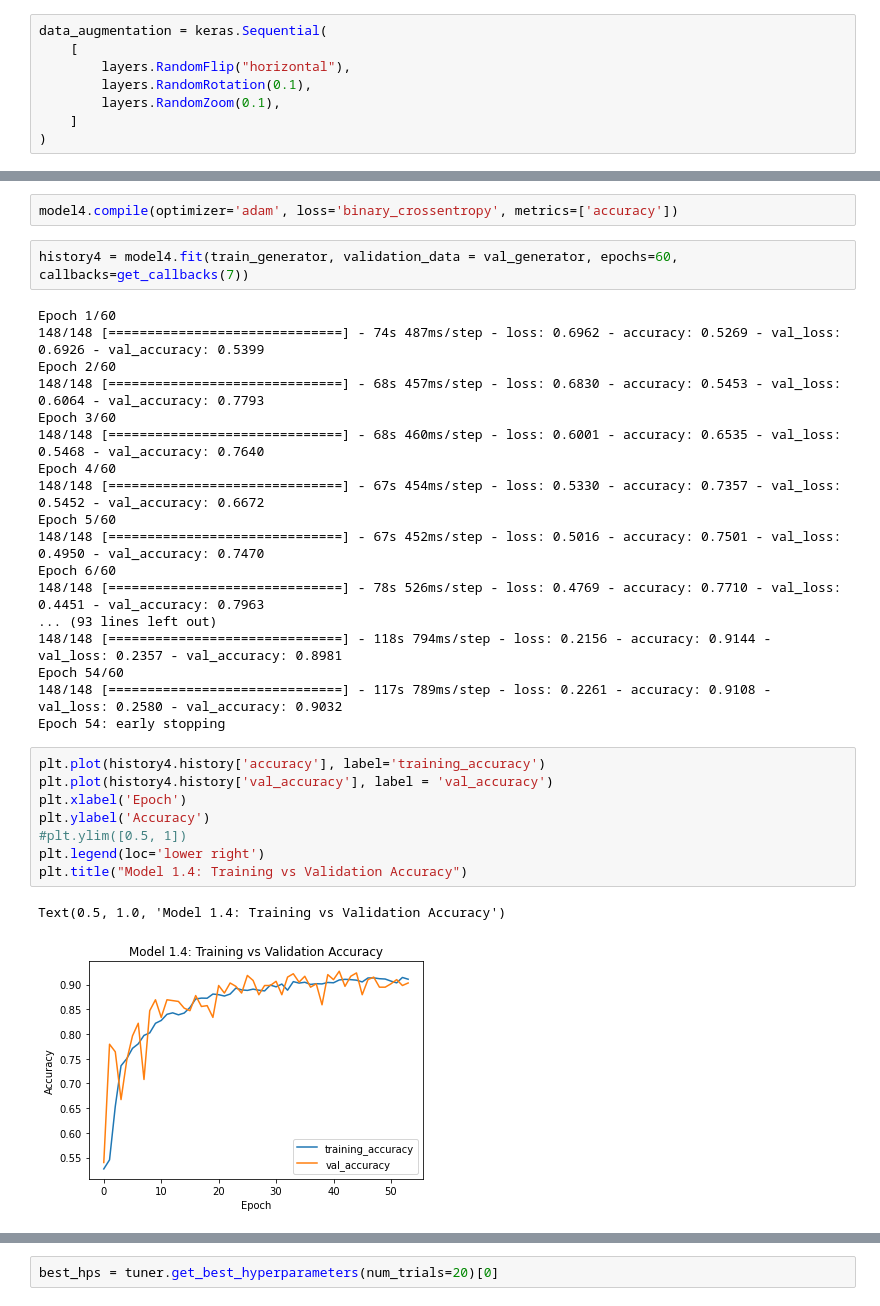
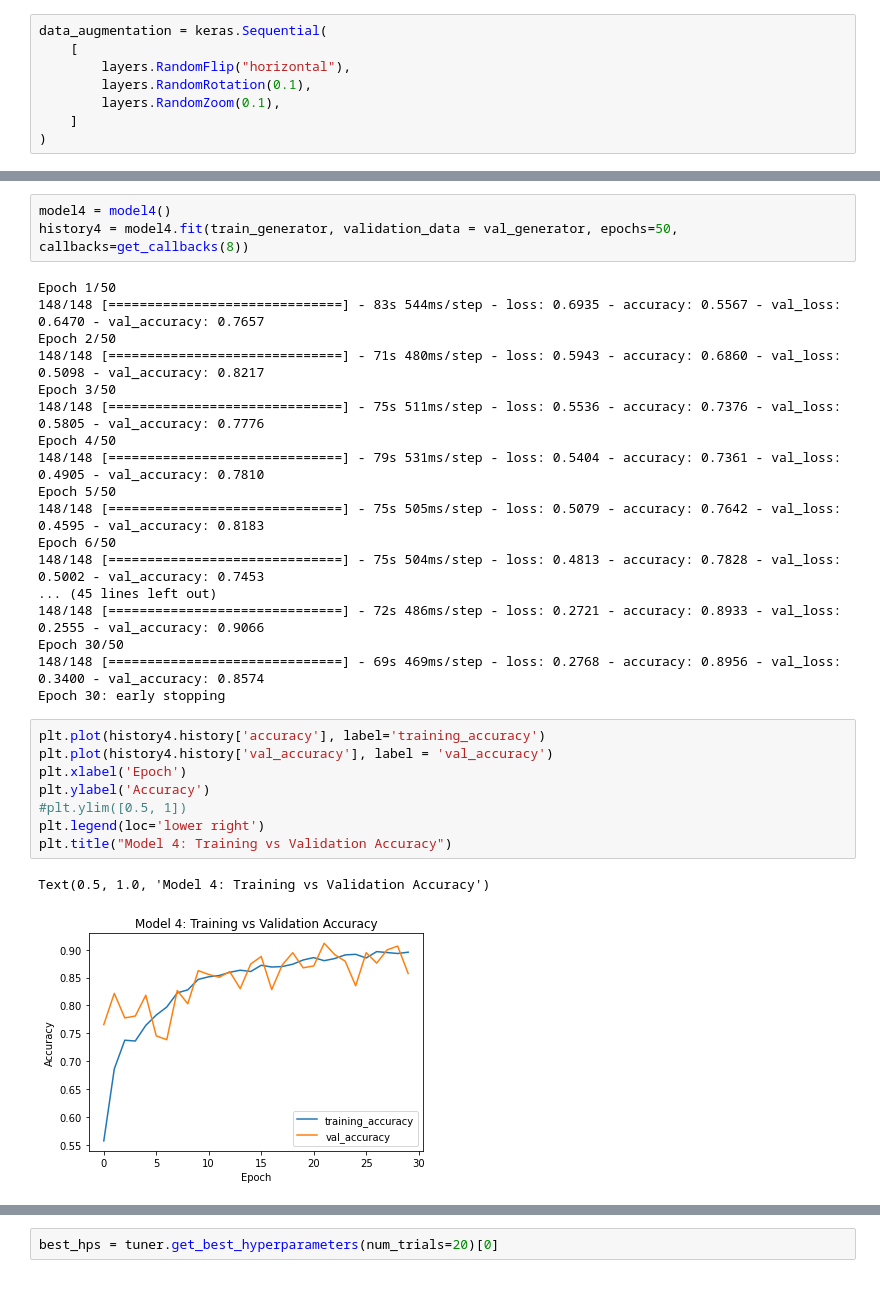
Before and after one commit to doinav/Image-Classification-with-keras---ML, a Jupyter notebook: ML project.ipynb, the cells around one changed output, grey strips where cells are left out. Saved outputs shown, nothing was run; the diff lists cells and outputs as text.

```diff
--- a/ML project.ipynb
+++ b/ML project.ipynb
@@ -491,36 +508,35 @@ model4.add(Dense(1, activation='sigmoid'))
-# %%
-model4.compile(optimizer='adam', loss='binary_crossentropy', metrics=['accuracy'])
 # %%
-history4 = model4.fit(train_generator, validation_data = val_generator, epochs=60, callbacks=get_callbacks(7))
+model4 = model4()
+history4 = model4.fit(train_generator, validation_data = val_generator, epochs=50, callbacks=get_callbacks(8))
 # %% [output]
-Epoch 1/60
-148/148 [==============================] - 74s 487ms/step - loss: 0.6962 - accuracy: 0.5269 - val_loss: 0.6926 - val_accuracy: 0.5399
-Epoch 2/60
-148/148 [==============================] - 68s 457ms/step - loss: 0.6830 - accuracy: 0.5453 - val_loss: 0.6064 - val_accuracy: 0.7793
-Epoch 3/60
-148/148 [==============================] - 68s 460ms/step - loss: 0.6001 - accuracy: 0.6535 - val_loss: 0.5468 - val_accuracy: 0.7640
-Epoch 4/60
-148/148 [==============================] - 67s 454ms/step - loss: 0.5330 - accuracy: 0.7357 - val_loss: 0.5452 - val_accuracy: 0.6672
-Epoch 5/60
-148/148 [==============================] - 67s 452ms/step - loss: 0.5016 - accuracy: 0.7501 - val_loss: 0.4950 - val_accuracy: 0.7470
-Epoch 6/60
-148/148 [==============================] - 78s 526ms/step - loss: 0.4769 - accuracy: 0.7710 - val_loss: 0.4451 - val_accuracy: 0.7963
-... (93 lines left out)
-148/148 [==============================] - 118s 794ms/step - loss: 0.2156 - accuracy: 0.9144 - val_loss: 0.2357 - val_accuracy: 0.8981
-Epoch 54/60
-148/148 [==============================] - 117s 789ms/step - loss: 0.2261 - accuracy: 0.9108 - val_loss: 0.2580 - val_accuracy: 0.9032
-Epoch 54: early stopping
+Epoch 1/50
+148/148 [==============================] - 83s 544ms/step - loss: 0.6935 - accuracy: 0.5567 - val_loss: 0.6470 - val_accuracy: 0.7657
+Epoch 2/50
+148/148 [==============================] - 71s 480ms/step - loss: 0.5943 - accuracy: 0.6860 - val_loss: 0.5098 - val_accuracy: 0.8217
+Epoch 3/50
+148/148 [==============================] - 75s 511ms/step - loss: 0.5536 - accuracy: 0.7376 - val_loss: 0.5805 - val_accuracy: 0.7776
+Epoch 4/50
+148/148 [==============================] - 79s 531ms/step - loss: 0.5404 - accuracy: 0.7361 - val_loss: 0.4905 - val_accuracy: 0.7810
+Epoch 5/50
+148/148 [==============================] - 75s 505ms/step - loss: 0.5079 - accuracy: 0.7642 - val_loss: 0.4595 - val_accuracy: 0.8183
+Epoch 6/50
+148/148 [==============================] - 75s 504ms/step - loss: 0.4813 - accuracy: 0.7828 - val_loss: 0.5002 - val_accuracy: 0.7453
+... (45 lines left out)
+148/148 [==============================] - 72s 486ms/step - loss: 0.2721 - accuracy: 0.8933 - val_loss: 0.2555 - val_accuracy: 0.9066
+Epoch 30/50
+148/148 [==============================] - 69s 469ms/step - loss: 0.2768 - accuracy: 0.8956 - val_loss: 0.3400 - val_accuracy: 0.8574
+Epoch 30: early stopping
 # %%
 plt.plot(history4.history['accuracy'], label='training_accuracy')
 plt.plot(history4.history['val_accuracy'], label = 'val_accuracy')
 plt.xlabel('Epoch')
 plt.ylabel('Accuracy')
 #plt.ylim([0.5, 1])
 plt.legend(loc='lower right')
-plt.title("Model 1.4: Training vs Validation Accuracy")
+plt.title("Model 4: Training vs Validation Accuracy")
 # %% [output]
-Text(0.5, 1.0, 'Model 1.4: Training vs Validation Accuracy')
+Text(0.5, 1.0, 'Model 4: Training vs Validation Accuracy')
-[figure, old version]
+[figure, new version]
 # %%
 plt.plot(history4.history['loss'], label='train loss')
 plt.plot(history4.history['val_loss'], label='val loss')
```
Also changed, not shown: parts of 56 cells of this notebook.
